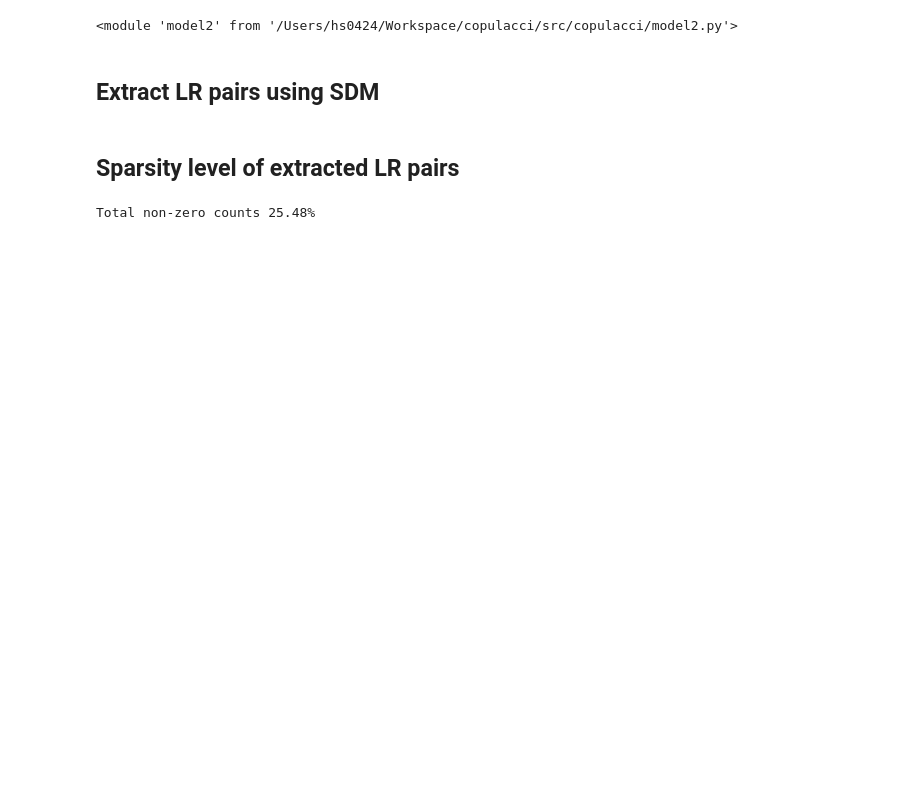
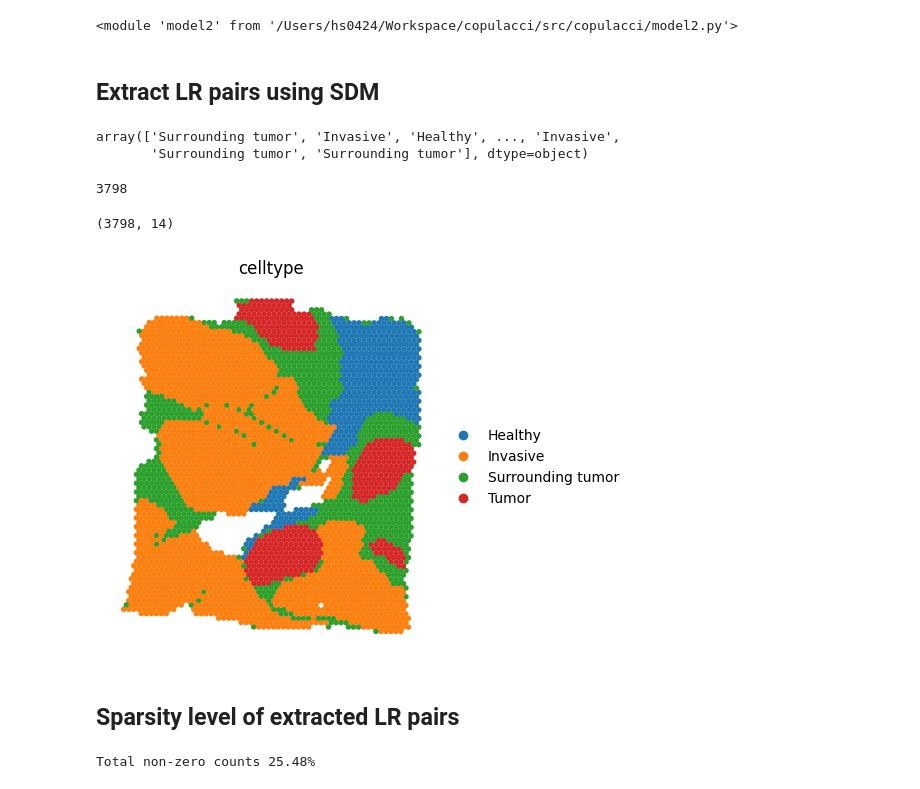
Before and after one commit to raphael-group/copulacci, a Jupyter notebook: notebook/tutorial/Breast_Cancer_Visium_data.ipynb, the cells around one changed output. Saved outputs shown, nothing was run; the diff lists cells and outputs as text; code cells hidden in the pictures; blank space fills up the shorter version.

```diff
--- a/notebook/tutorial/Breast_Cancer_Visium_data.ipynb
+++ b/notebook/tutorial/Breast_Cancer_Visium_data.ipynb
@@ -48,7 +50,24 @@ adata.var_names_make_unique()
+# %%
+meta['annot_type'].values
+# %% [output]
+array(['Surrounding tumor', 'Invasive', 'Healthy', ..., 'Invasive',
+       'Surrounding tumor', 'Surrounding tumor'], dtype=object)
+# %%
+np.sum(annotation_meta['old_annot_type'].values == meta['annot_type'].values)
+# %% [output]
+3798
+# %%
+annotation_meta.shape
+# %% [output]
+(3798, 14)
 # %%
 adata_sdm = adata.copy()
 sdm.extract_lr(adata_sdm, 'human', min_cell=20)
 adata.obs['celltype'] = adata.obs.annot_type
+# %%
+sc.pl.spatial(adata, color='celltype', spot_size=300, img_key=None,frameon=False)
+# %% [output]
+[figure, added]
 # %% [markdown]
 ## Sparsity level of extracted LR pairs
 # %%
```
Also changed, not shown: parts of 41 cells of this notebook, 1 other file.
